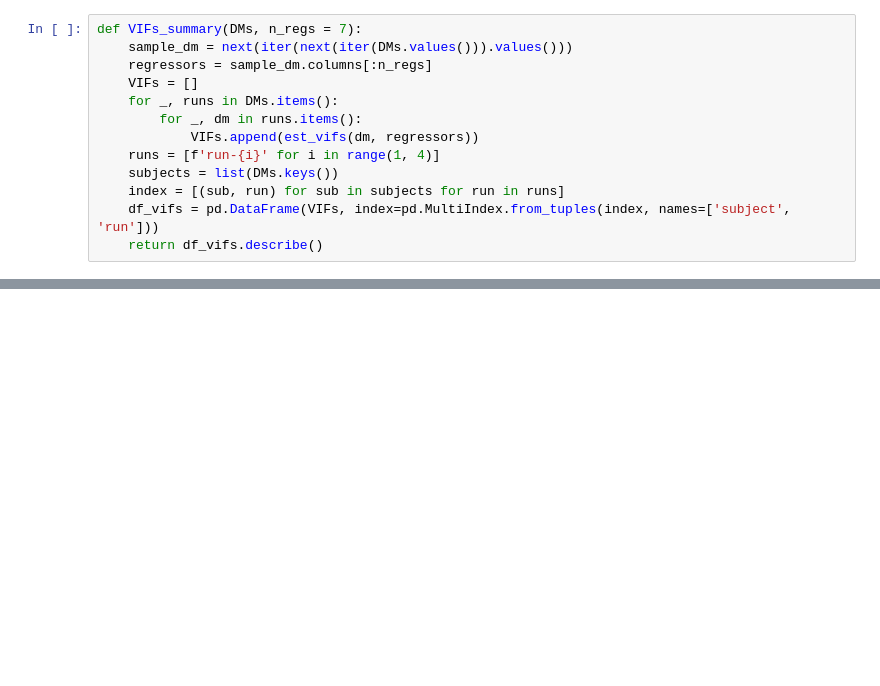
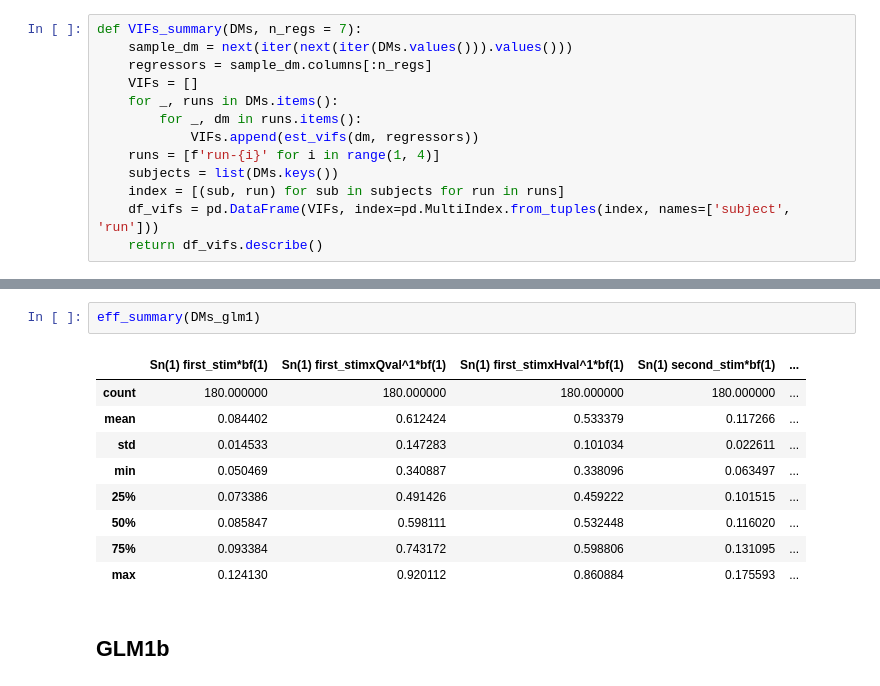
Before and after one commit to hugofluhr/learning-habits-analysis, a Jupyter notebook: notebooks/inspect_VIFs.ipynb, the cells around one changed output, grey strips where cells are left out. Cells and saved outputs as stored; diff of their text form; blank space fills up the shorter version.

```diff
--- a/notebooks/inspect_VIFs.ipynb
+++ b/notebooks/inspect_VIFs.ipynb
@@ -105,0 +97,14 @@ eff_summary(DMs)
+# %%
+eff_summary(DMs_glm1)
+# %% [output]
+|  | Sn(1) first_stim*bf(1) | Sn(1) first_stimxQval^1*bf(1) | Sn(1) first_stimxHval^1*bf(1) | Sn(1) second_stim*bf(1) | ... |
+| count | 180.000000 | 180.000000 | 180.000000 | 180.000000 | ... |
+| mean | 0.084402 | 0.612424 | 0.533379 | 0.117266 | ... |
+| std | 0.014533 | 0.147283 | 0.101034 | 0.022611 | ... |
+| min | 0.050469 | 0.340887 | 0.338096 | 0.063497 | ... |
+| 25% | 0.073386 | 0.491426 | 0.459222 | 0.101515 | ... |
+| 50% | 0.085847 | 0.598111 | 0.532448 | 0.116020 | ... |
+| 75% | 0.093384 | 0.743172 | 0.598806 | 0.131095 | ... |
+| max | 0.124130 | 0.920112 | 0.860884 | 0.175593 | ... |
+# %% [markdown]
+## GLM1b
```
Also changed, not shown: parts of 32 cells of this notebook.
